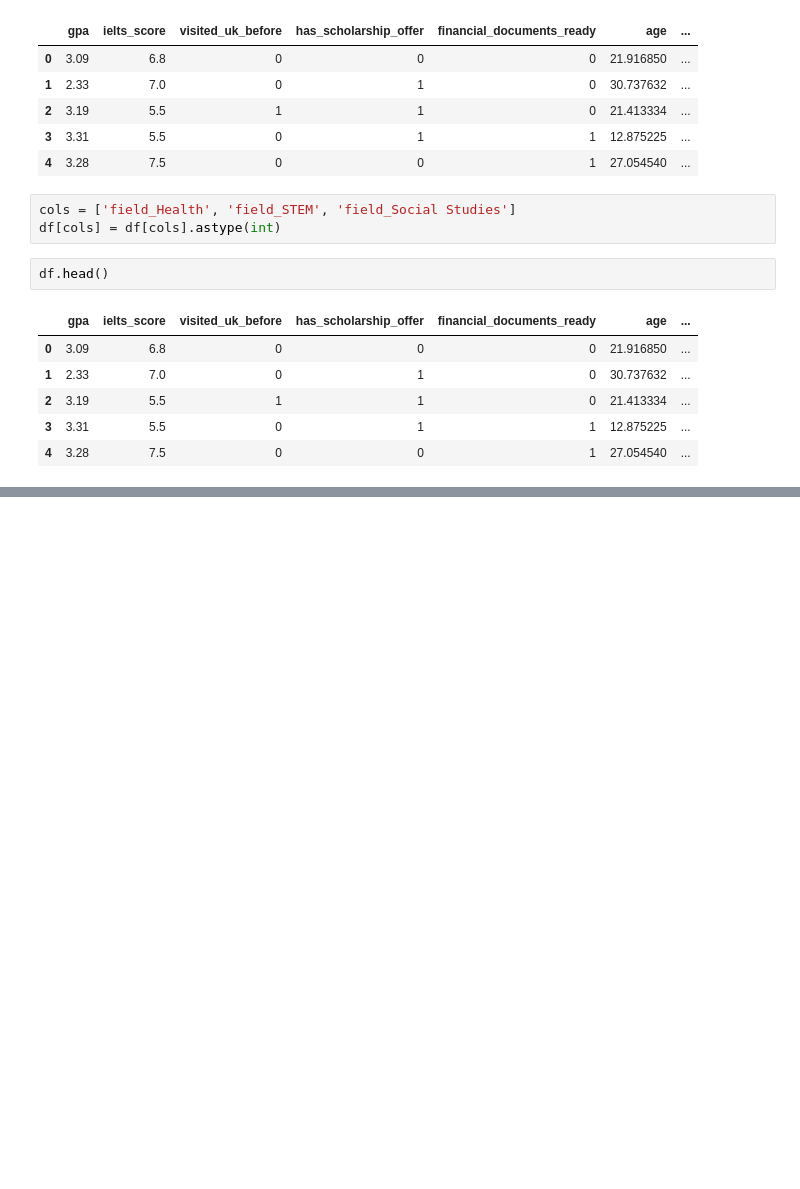
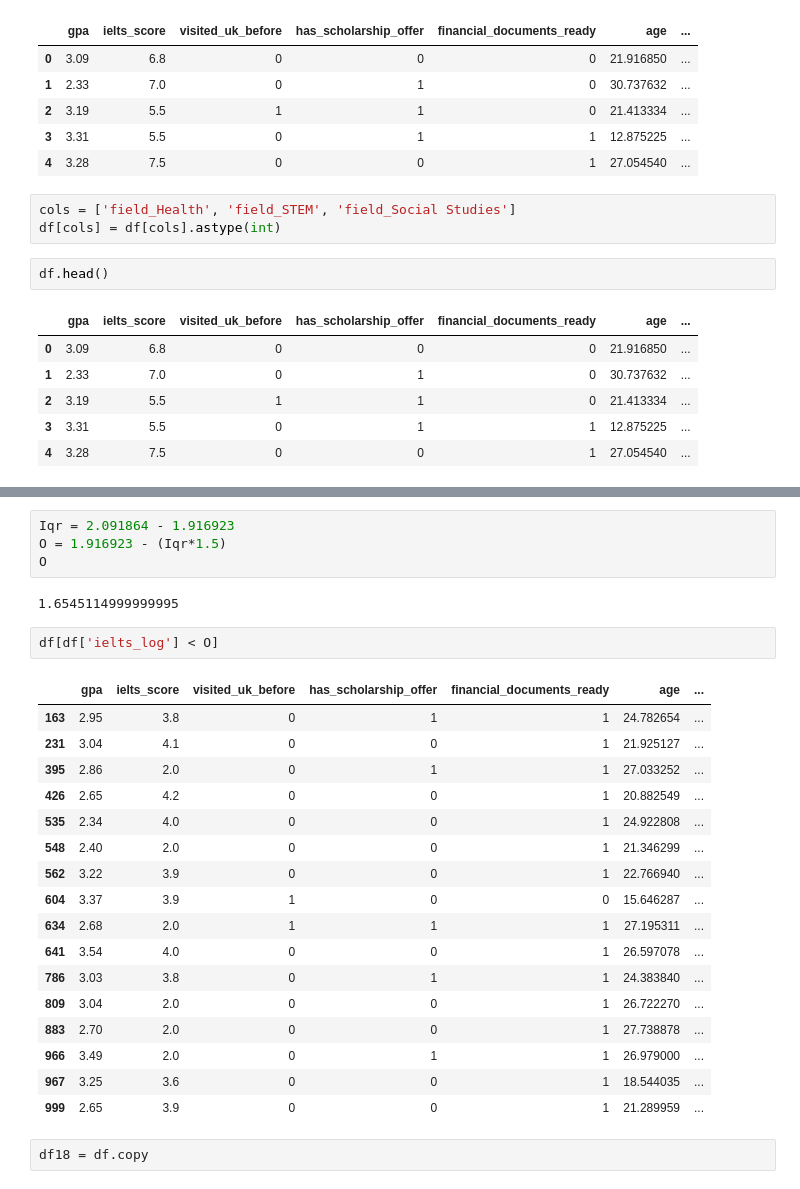
Before and after one commit to Ruba124/uk_visa_approval_ML_model, a Jupyter notebook: uk.ipynb, the cells around one changed output, grey strips where cells are left out. Drawn from its saved outputs; the diff is of its cells as text; blank space fills up the shorter version.

```diff
--- a/uk.ipynb
+++ b/uk.ipynb
@@ -545,0 +639,28 @@ df.head()
+# %%
+Iqr = 2.091864 - 1.916923
+O = 1.916923 - (Iqr*1.5)
+O
+# %% [output]
+1.6545114999999995
+# %%
+df[df['ielts_log'] < O]
+# %% [output]
+|  | gpa | ielts_score | visited_uk_before | has_scholarship_offer | financial_documents_ready | age | ... |
+| 163 | 2.95 | 3.8 | 0 | 1 | 1 | 24.782654 | ... |
+| 231 | 3.04 | 4.1 | 0 | 0 | 1 | 21.925127 | ... |
+| 395 | 2.86 | 2.0 | 0 | 1 | 1 | 27.033252 | ... |
+| 426 | 2.65 | 4.2 | 0 | 0 | 1 | 20.882549 | ... |
+| 535 | 2.34 | 4.0 | 0 | 0 | 1 | 24.922808 | ... |
+| 548 | 2.40 | 2.0 | 0 | 0 | 1 | 21.346299 | ... |
+| 562 | 3.22 | 3.9 | 0 | 0 | 1 | 22.766940 | ... |
+| 604 | 3.37 | 3.9 | 1 | 0 | 0 | 15.646287 | ... |
+| 634 | 2.68 | 2.0 | 1 | 1 | 1 | 27.195311 | ... |
+| 641 | 3.54 | 4.0 | 0 | 0 | 1 | 26.597078 | ... |
+| 786 | 3.03 | 3.8 | 0 | 1 | 1 | 24.383840 | ... |
+| 809 | 3.04 | 2.0 | 0 | 0 | 1 | 26.722270 | ... |
+| 883 | 2.70 | 2.0 | 0 | 0 | 1 | 27.738878 | ... |
+| 966 | 3.49 | 2.0 | 0 | 1 | 1 | 26.979000 | ... |
+| 967 | 3.25 | 3.6 | 0 | 0 | 1 | 18.544035 | ... |
+| 999 | 2.65 | 3.9 | 0 | 0 | 1 | 21.289959 | ... |
+# %%
+df18 = df.copy
```
Also changed, not shown: parts of 21 cells of this notebook, 4 other files.
